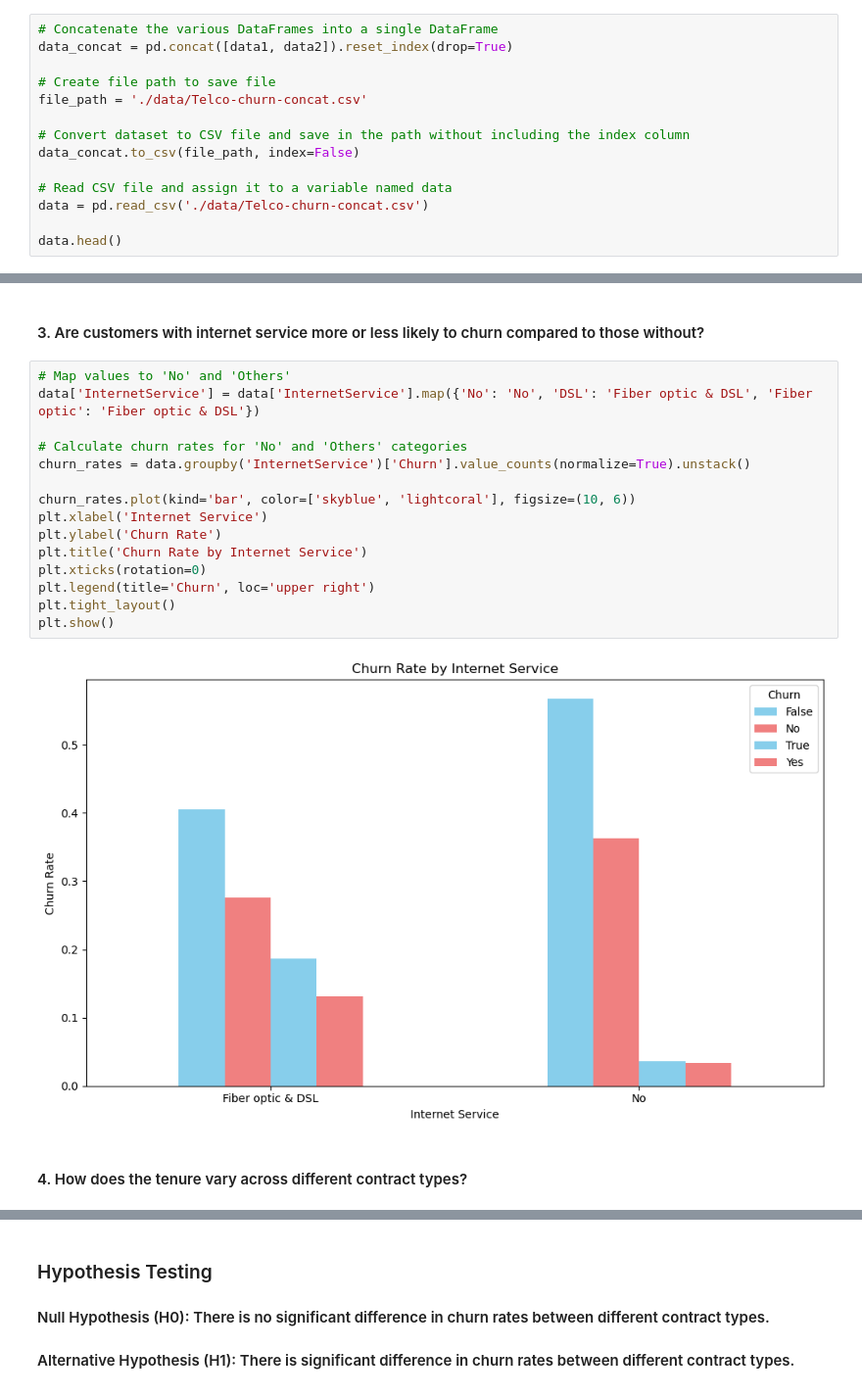
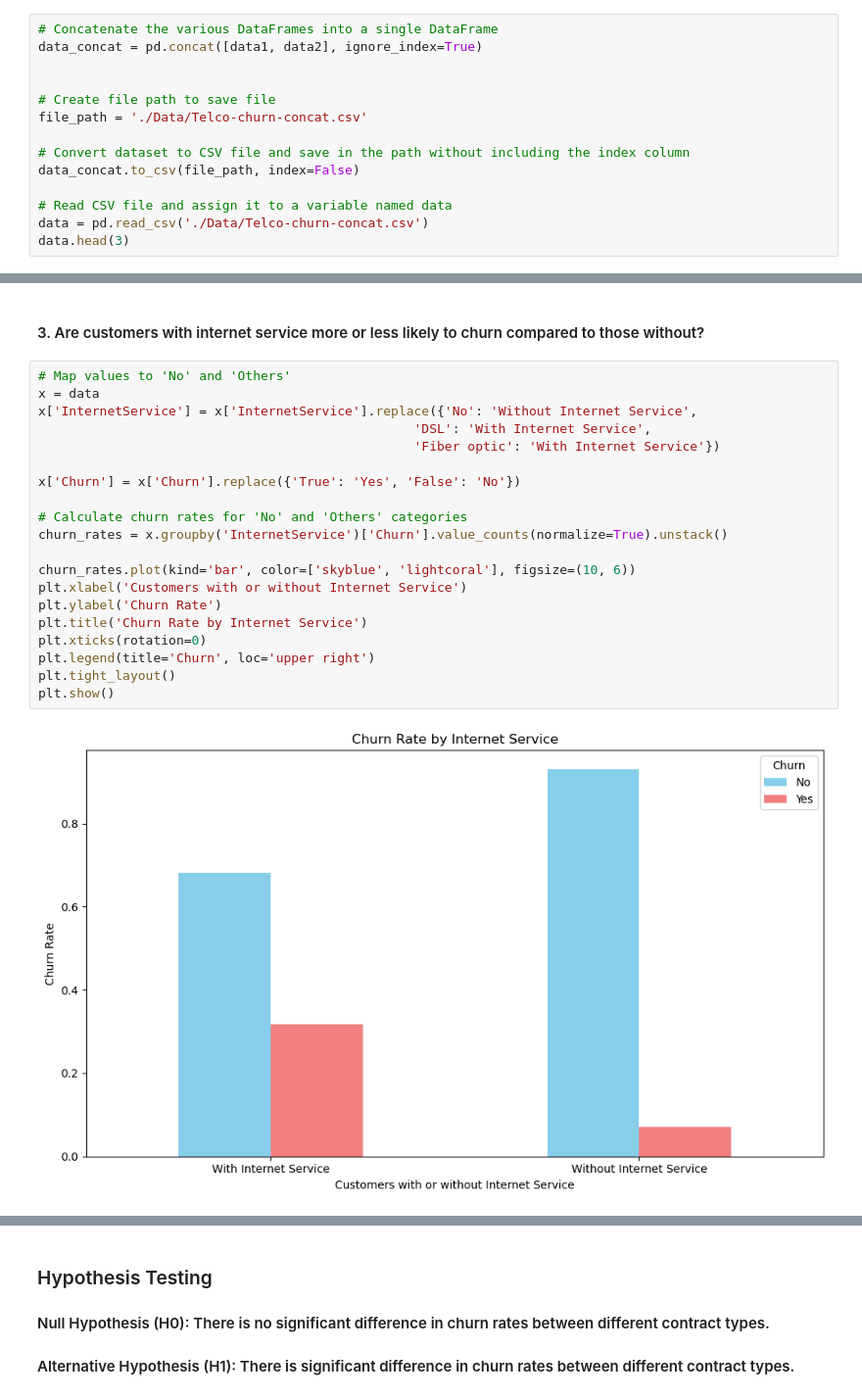
Before and after one commit to MissJoyy/Vodafone-Customer-Churn-Prediction, a Jupyter notebook: notebook.ipynb, the cells around one changed output, grey strips where cells are left out. Shown at 98% size. Saved outputs shown, nothing was run; the diff lists cells and outputs as text.

```diff
--- a/notebook.ipynb
+++ b/notebook.ipynb
@@ -113,17 +159,17 @@ data2.head()
 # %%
 # Concatenate the various DataFrames into a single DataFrame
-data_concat = pd.concat([data1, data2]).reset_index(drop=True)
+data_concat = pd.concat([data1, data2], ignore_index=True)
+
 
 # Create file path to save file
-file_path = './data/Telco-churn-concat.csv'
+file_path = './Data/Telco-churn-concat.csv'
 
 # Convert dataset to CSV file and save in the path without including the index column
 data_concat.to_csv(file_path, index=False)
 
 # Read CSV file and assign it to a variable named data
-data = pd.read_csv('./data/Telco-churn-concat.csv')
-
-data.head()
+data = pd.read_csv('./Data/Telco-churn-concat.csv')
+data.head(3)
 # %% [output]
 |  | customerID | gender | SeniorCitizen | Partner | Dependents | tenure | PhoneService | MultipleLines | ... |
 | 0 | 7590-VHVEG | Female | False | True | False | 1 | False | NaN | ... |
@@ -270,20 +315,23 @@ plt.show()
 #### 3. Are customers with internet service more or less likely to churn compared to those without?
 # %%
 # Map values to 'No' and 'Others'
-data['InternetService'] = data['InternetService'].map({'No': 'No', 'DSL': 'Fiber optic & DSL', 'Fiber optic': 'Fiber optic & DSL'})
+x = data
+x['InternetService'] = x['InternetService'].replace({'No': 'Without Internet Service',
+                                                 'DSL': 'With Internet Service',
+                                                 'Fiber optic': 'With Internet Service'})
+
+x['Churn'] = x['Churn'].replace({'True': 'Yes', 'False': 'No'})
 
 # Calculate churn rates for 'No' and 'Others' categories
-churn_rates = data.groupby('InternetService')['Churn'].value_counts(normalize=True).unstack()
+churn_rates = x.groupby('InternetService')['Churn'].value_counts(normalize=True).unstack()
 
 churn_rates.plot(kind='bar', color=['skyblue', 'lightcoral'], figsize=(10, 6))
-plt.xlabel('Internet Service')
+plt.xlabel('Customers with or without Internet Service')
 plt.ylabel('Churn Rate')
 plt.title('Churn Rate by Internet Service')
 plt.xticks(rotation=0)
 plt.legend(title='Churn', loc='upper right')
 plt.tight_layout()
 plt.show()
 # %% [output]
-[figure, old version]
+[figure, new version]
-# %% [markdown]
-#### 4. How does the tenure vary across different contract types?
```
Also changed, not shown: parts of 45 cells of this notebook.
